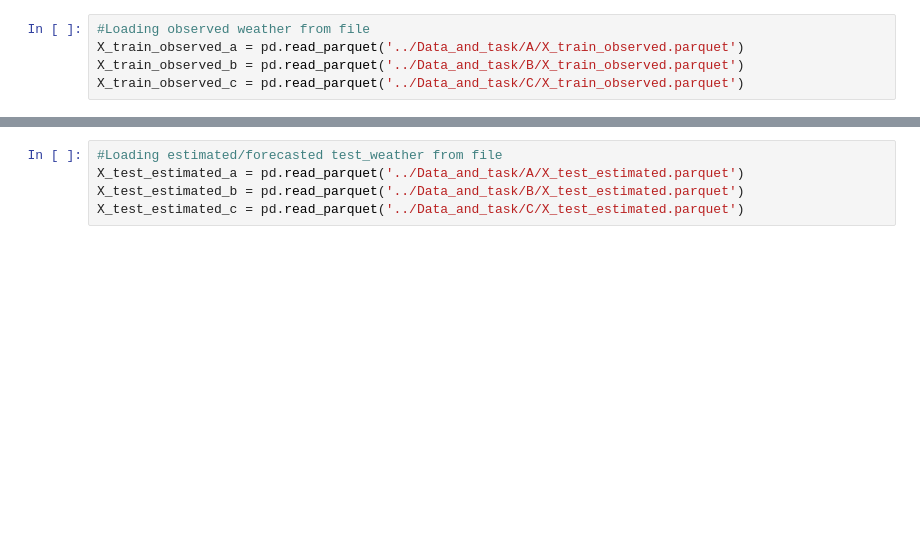
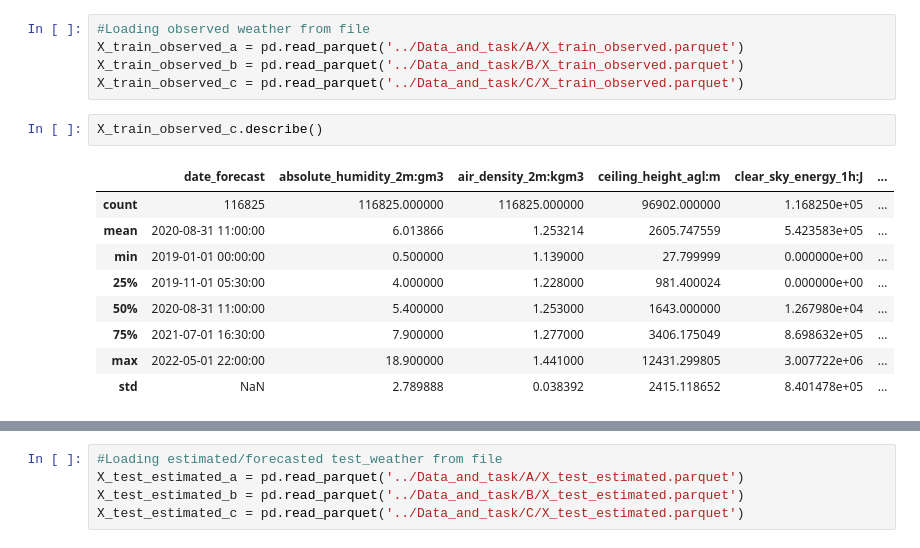
Before and after one commit to simenfritzner/TDT4173-ML-task, a Jupyter notebook: src/Logistic_Regression/Linear_regression.ipynb, the cells around one changed output, grey strips where cells are left out. Cells and saved outputs as stored; diff of their text form; blank space fills up the shorter version.

```diff
--- a/src/Logistic_Regression/Linear_regression.ipynb
+++ b/src/Logistic_Regression/Linear_regression.ipynb
@@ -32,3 +44,15 @@ X_train_estimated_c = pd.read_parquet('../Data_and_task/C/X_train_estimated.parq
 X_train_observed_a = pd.read_parquet('../Data_and_task/A/X_train_observed.parquet')
 X_train_observed_b = pd.read_parquet('../Data_and_task/B/X_train_observed.parquet')
 X_train_observed_c = pd.read_parquet('../Data_and_task/C/X_train_observed.parquet')
+# %%
+X_train_observed_c.describe()
+# %% [output]
+|  | date_forecast | absolute_humidity_2m:gm3 | air_density_2m:kgm3 | ceiling_height_agl:m | clear_sky_energy_1h:J | ... |
+| count | 116825 | 116825.000000 | 116825.000000 | 96902.000000 | 1.168250e+05 | ... |
+| mean | 2020-08-31 11:00:00 | 6.013866 | 1.253214 | 2605.747559 | 5.423583e+05 | ... |
+| min | 2019-01-01 00:00:00 | 0.500000 | 1.139000 | 27.799999 | 0.000000e+00 | ... |
+| 25% | 2019-11-01 05:30:00 | 4.000000 | 1.228000 | 981.400024 | 0.000000e+00 | ... |
+| 50% | 2020-08-31 11:00:00 | 5.400000 | 1.253000 | 1643.000000 | 1.267980e+04 | ... |
+| 75% | 2021-07-01 16:30:00 | 7.900000 | 1.277000 | 3406.175049 | 8.698632e+05 | ... |
+| max | 2022-05-01 22:00:00 | 18.900000 | 1.441000 | 12431.299805 | 3.007722e+06 | ... |
+| std | NaN | 2.789888 | 0.038392 | 2415.118652 | 8.401478e+05 | ... |
```
Also changed, not shown: parts of 4 cells of this notebook, 1 other file.
